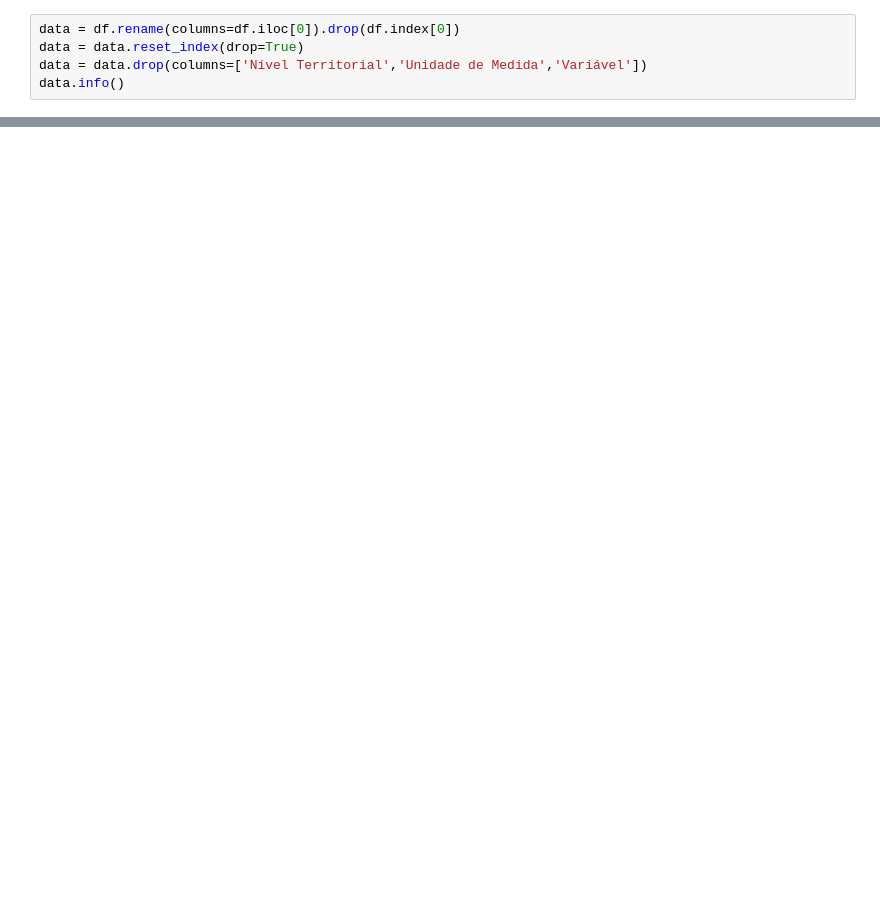
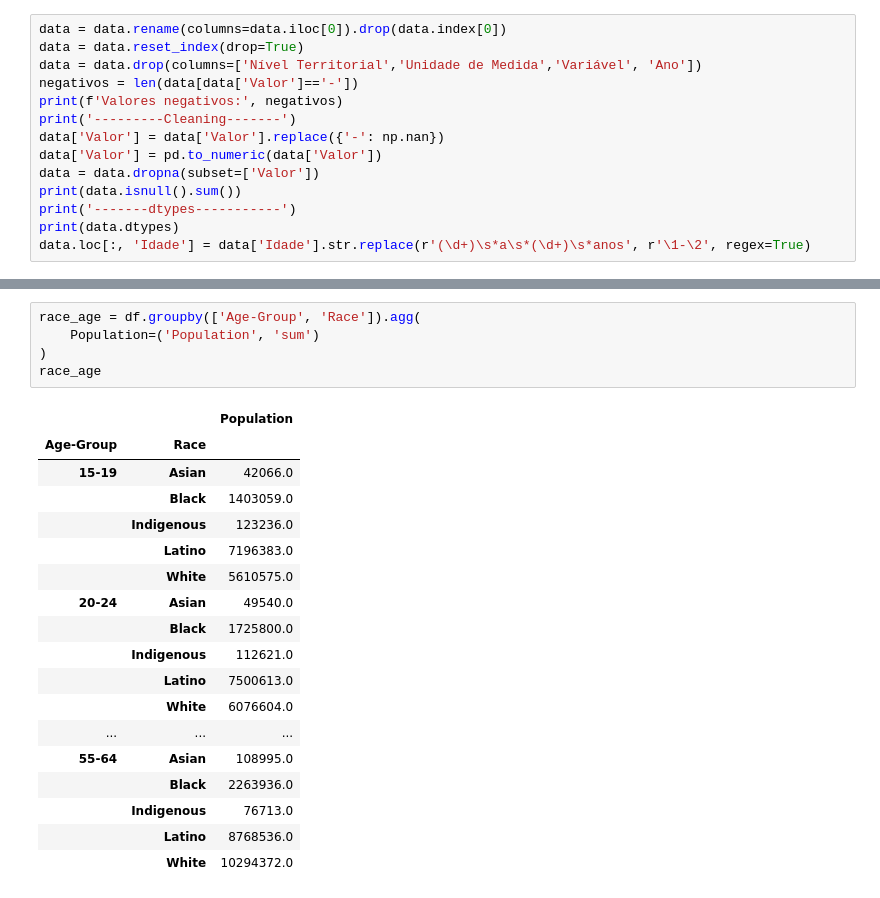
Before and after one commit to lucaspinheiro27/Statistics, a Jupyter notebook: Jupyter_notebooks/Instrucao_brasil.ipynb, the cells around one changed output, grey strips where cells are left out. Saved outputs shown, nothing was run; the diff lists cells and outputs as text; blank space fills up the shorter version.

```diff
--- a/Jupyter_notebooks/Instrucao_brasil.ipynb
+++ b/Jupyter_notebooks/Instrucao_brasil.ipynb
@@ -14,6 +21,15 @@ else:
 # %%
-data = df.rename(columns=df.iloc[0]).drop(df.index[0])
+data = data.rename(columns=data.iloc[0]).drop(data.index[0])
 data = data.reset_index(drop=True)
-data = data.drop(columns=['Nível Territorial','Unidade de Medida','Variável'])
-data.info()
+data = data.drop(columns=['Nível Territorial','Unidade de Medida','Variável', 'Ano'])
+negativos = len(data[data['Valor']=='-'])
+print(f'Valores negativos:', negativos)
+print('---------Cleaning-------')
+data['Valor'] = data['Valor'].replace({'-': np.nan})
+data['Valor'] = pd.to_numeric(data['Valor'])
+data = data.dropna(subset=['Valor'])
+print(data.isnull().sum())
+print('-------dtypes-----------')
+print(data.dtypes)
+data.loc[:, 'Idade'] = data['Idade'].str.replace(r'(\d+)\s*a\s*(\d+)\s*anos', r'\1-\2', regex=True)
 # %% [output]
@@ -150,0 +198,24 @@ data
+# %%
+race_age = df.groupby(['Age-Group', 'Race']).agg(
+    Population=('Population', 'sum')
+)
+race_age
+# %% [output]
+|  |  | Population |
+| Age-Group | Race |  |
+| 15-19 | Asian | 42066.0 |
+|  | Black | 1403059.0 |
+|  | Indigenous | 123236.0 |
+|  | Latino | 7196383.0 |
+|  | White | 5610575.0 |
+| 20-24 | Asian | 49540.0 |
+|  | Black | 1725800.0 |
+|  | Indigenous | 112621.0 |
+|  | Latino | 7500613.0 |
+|  | White | 6076604.0 |
+| ... | ... | ... |
+| 55-64 | Asian | 108995.0 |
+|  | Black | 2263936.0 |
+|  | Indigenous | 76713.0 |
+|  | Latino | 8768536.0 |
+|  | White | 10294372.0 |
```
Also changed, not shown: parts of 21 cells of this notebook.
